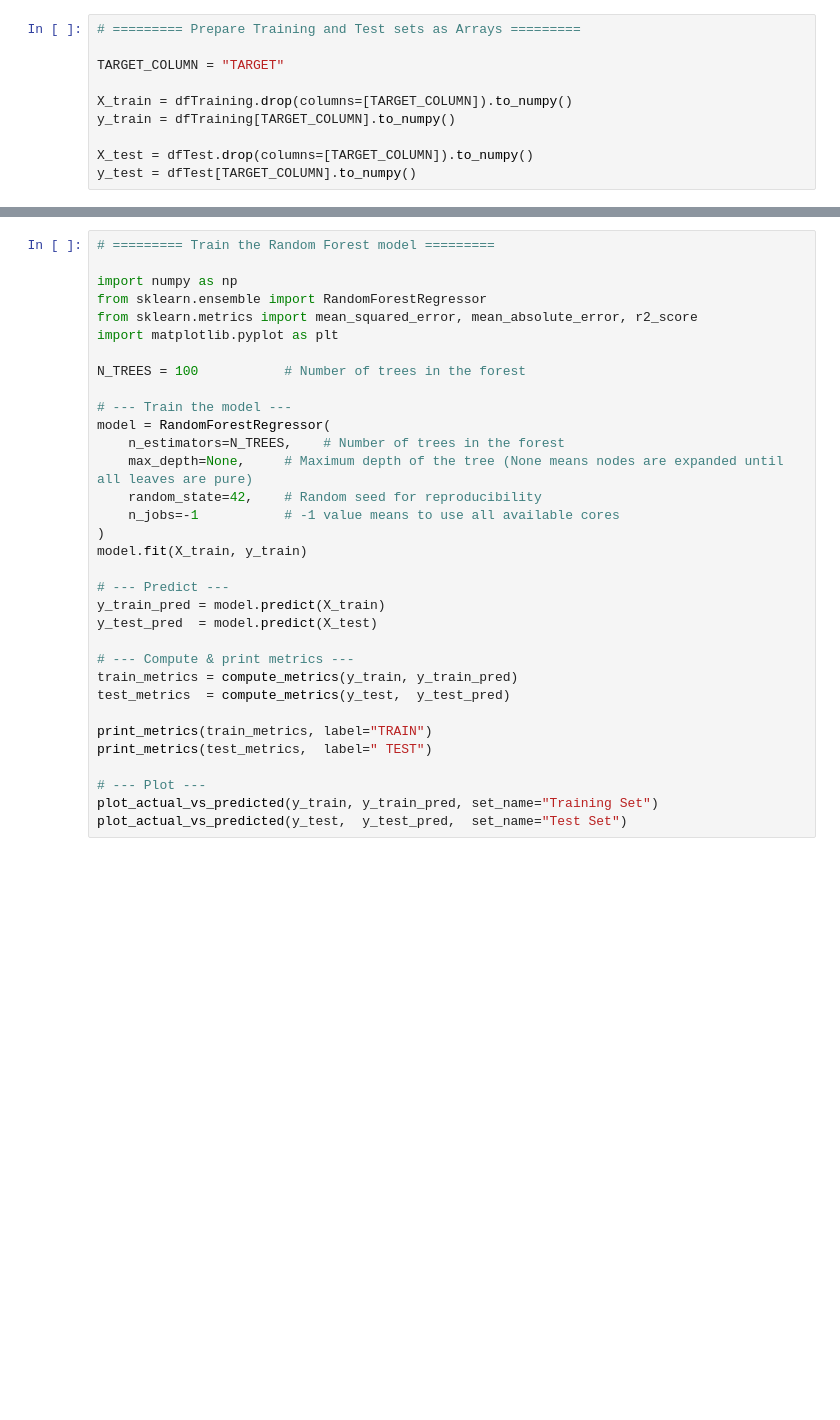
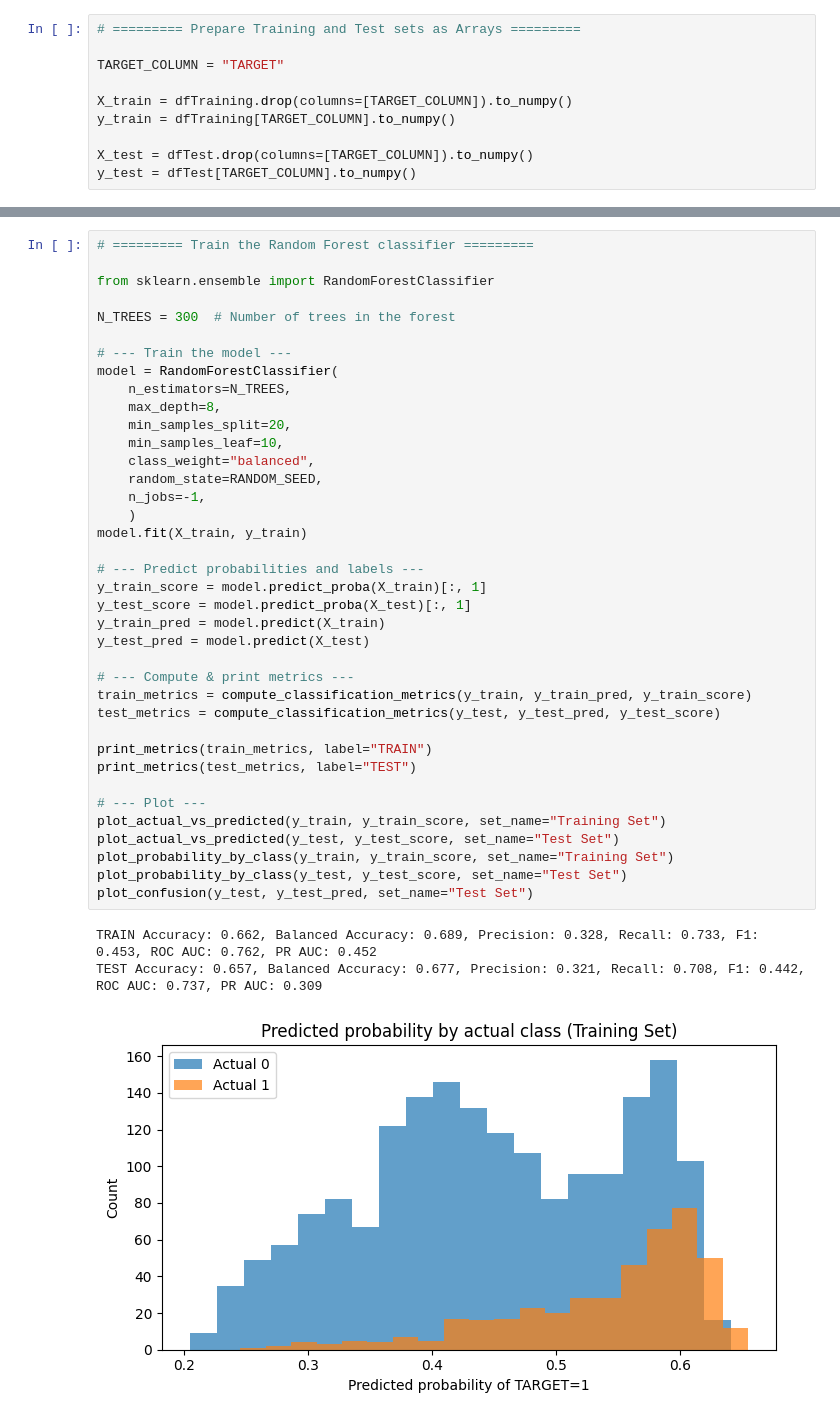
Before and after one commit to stavrostser/ml-antiviral-diagnosis, a Jupyter notebook: notebooks/training.ipynb, the cells around one changed output, grey strips where cells are left out. Cells and saved outputs as stored; diff of their text form; blank space fills up the shorter version.

Commit message:
train random forest classifier

```diff
--- a/notebooks/training.ipynb
+++ b/notebooks/training.ipynb
@@ -106,35 +199,44 @@ def plot_actual_vs_predicted(y_true, y_pred, set_name=""):
     plt.tight_layout()
     plt.show()
 # %%
-# ========= Train the Random Forest model =========
+# ========= Train the Random Forest classifier =========
 
-import numpy as np
-from sklearn.ensemble import RandomForestRegressor
-from sklearn.metrics import mean_squared_error, mean_absolute_error, r2_score
-import matplotlib.pyplot as plt
+from sklearn.ensemble import RandomForestClassifier
 
-N_TREES = 100           # Number of trees in the forest
+N_TREES = 300  # Number of trees in the forest
 
 # --- Train the model ---
-model = RandomForestRegressor(
-    n_estimators=N_TREES,    # Number of trees in the forest
-    max_depth=None,     # Maximum depth of the tree (None means nodes are expanded until all leaves are pure)
-    random_state=42,    # Random seed for reproducibility
-    n_jobs=-1           # -1 value means to use all available cores
-)
+model = RandomForestClassifier(
+    n_estimators=N_TREES,
+    max_depth=8,
+    min_samples_split=20,
+    min_samples_leaf=10,
+    class_weight="balanced",
+    random_state=RANDOM_SEED,
+    n_jobs=-1,
+    )
 model.fit(X_train, y_train)
 
-# --- Predict ---
+# --- Predict probabilities and labels ---
+y_train_score = model.predict_proba(X_train)[:, 1]
+y_test_score = model.predict_proba(X_test)[:, 1]
 y_train_pred = model.predict(X_train)
-y_test_pred  = model.predict(X_test)
+y_test_pred = model.predict(X_test)
 
 # --- Compute & print metrics ---
-train_metrics = compute_metrics(y_train, y_train_pred)
-test_metrics  = compute_metrics(y_test,  y_test_pred)
+train_metrics = compute_classification_metrics(y_train, y_train_pred, y_train_score)
+test_metrics = compute_classification_metrics(y_test, y_test_pred, y_test_score)
 
 print_metrics(train_metrics, label="TRAIN")
-print_metrics(test_metrics,  label=" TEST")
+print_metrics(test_metrics, label="TEST")
 
 # --- Plot ---
-plot_actual_vs_predicted(y_train, y_train_pred, set_name="Training Set")
-plot_actual_vs_predicted(y_test,  y_test_pred,  set_name="Test Set")
+plot_actual_vs_predicted(y_train, y_train_score, set_name="Training Set")
+plot_actual_vs_predicted(y_test, y_test_score, set_name="Test Set")
+plot_probability_by_class(y_train, y_train_score, set_name="Training Set")
+plot_probability_by_class(y_test, y_test_score, set_name="Test Set")
+plot_confusion(y_test, y_test_pred, set_name="Test Set")
+# %% [output]
+TRAIN Accuracy: 0.662, Balanced Accuracy: 0.689, Precision: 0.328, Recall: 0.733, F1: 0.453, ROC AUC: 0.762, PR AUC: 0.452
+TEST Accuracy: 0.657, Balanced Accuracy: 0.677, Precision: 0.321, Recall: 0.708, F1: 0.442, ROC AUC: 0.737, PR AUC: 0.309
+[figure, added]
```
Also changed, not shown: parts of 6 cells of this notebook, 4 other files.
